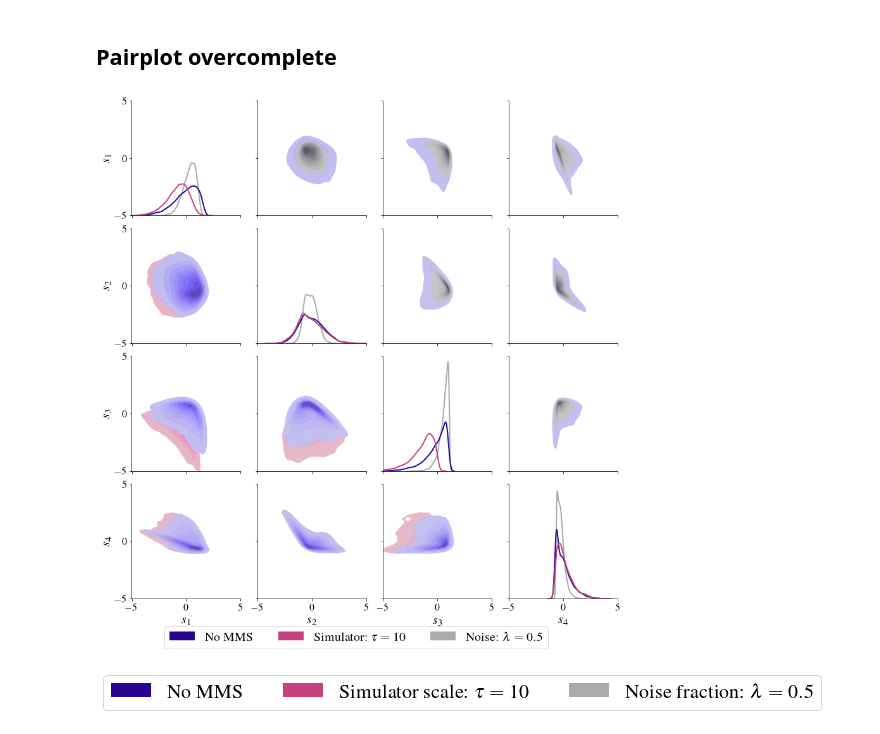
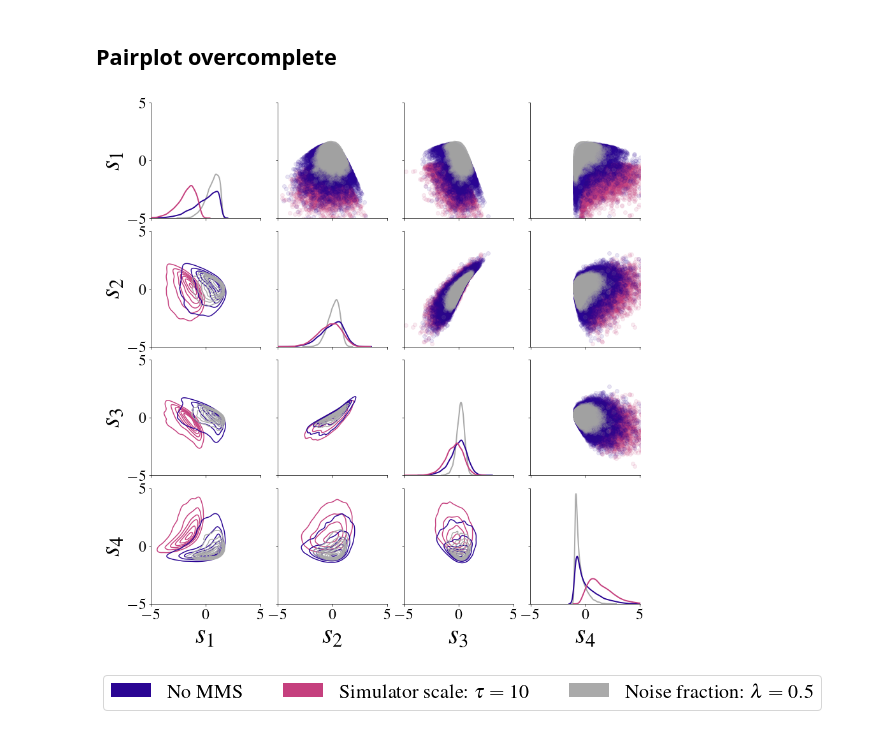
Before and after one commit to marvinschmitt/ModelMisspecificationBF, a Jupyter notebook: abf_mvn_means.ipynb, the cells around one changed output. Drawn from its saved outputs; the diff is of its cells as text; code cells hidden in the pictures.

Commit message:
full manuscript revision; revision of all plots; new experiment (CS)

```diff
--- a/abf_mvn_means.ipynb
+++ b/abf_mvn_means.ipynb
@@ -13,7 +13,7 @@ import seaborn as sns
 import pandas as pd
 import scipy
 import tensorflow as tf
-#import tensorflow_probability as tfp
+import tensorflow_probability as tfp
 import colorednoise as cn
 from scipy import stats
 
@@ -36,8 +36,9 @@ from bayesflow.applications.simulators import GaussianMeanSimulator, Multivariat
 from abf_functions import *
 
 
-RERUN_GRID_EXPERIMENT = False
-RERUN_MMD_ERROR_EXPERIMENT = False
+RERUN_GRID_EXPERIMENT = True
+RERUN_RMSE_GRID_EXPERIMENT = True
+GRID_RESOLUTION = 101
 # %%
 plt.rcParams.update({
     "axes.labelsize" : 20,
@@ -219,4 +220,4 @@ Networks loaded from export_ckpt/mmd/means_2D_overcomplete/ckpt-50
 # %% [markdown]
 ## Converge BayesFlow networks
 # %%
-#losses = trainer_sufficient.train_rounds(epochs=10, rounds=5, sim_per_round=10000, batch_size=128, n_obs=100)
+losses = trainer_sufficient.train_rounds(epochs=10, rounds=5, sim_per_round=10000, batch_size=128, n_obs=100)
@@ -223,2 +239,2 @@ Networks loaded from export_ckpt/mmd/means_2D_overcomplete/ckpt-50
 # %%
-# losses = trainer_overcomplete.train_rounds(epochs=10, rounds=5, sim_per_round=10000, batch_size=128, n_obs=100)
+losses = trainer_overcomplete.train_rounds(epochs=10, rounds=5, sim_per_round=10000, batch_size=128, n_obs=100)
@@ -664,8 +715,8 @@ s_prior_location_MMS = np.array(trainer_sufficient.network.summary_net(x_prior_l
 s_prior_scale_MMS = np.array(trainer_sufficient.network.summary_net(x_prior_scale_MMS))
 s_prior_location_scale_MMS = np.array(trainer_sufficient.network.summary_net(x_prior_location_scale_MMS))
 # %%
-TASK_NAMES = ['Prior location', 'Prior scale', 'Prior location + scale', 'No MMS']
-S_ALL = [s_prior_location_MMS, s_prior_scale_MMS, s_prior_location_scale_MMS, s_no_MMS]
+TASK_NAMES = ['Prior scale', 'Prior location + scale', 'Prior location', 'No MMS']
+S_ALL = [s_prior_scale_MMS, s_prior_location_scale_MMS, s_prior_location_MMS, s_no_MMS]
 DF = (pd.DataFrame(s, columns=[r'$s_{%i}$'%i for i in range(1, S_sufficient+1)]) for s in S_ALL)
 
 df = pd.concat(DF,
@@ -767,50 +823,40 @@ df = pd.concat(DF,
 # %%
 def plot_subset(x, y, hue, mask, **kws):
     sns.kdeplot(x=x[mask], y=y[mask], hue=hue[mask], fill=True, levels=10, antialiased=True, **kws)
 
 g = sns.PairGrid(df, hue="MMS", height=3, palette=[color_codes[task_name] for task_name in TASK_NAMES])
 
 g.map_diag(sns.kdeplot, linewidth=2)
 
-g.map_lower(plot_subset, mask=
-            (
-                (df["MMS"] == 'Simulator') |
-                (df["MMS"] == 'No MMS')
-           )
-           )
-
-
-g.map_upper(plot_subset, mask=
-            (
-                (df["MMS"] == 'No MMS') |
-                (df["MMS"] == 'Noise')
-
-           )
-           )
+g.map_lower(sns.kdeplot)
+g.map_upper(plt.scatter, alpha=0.1)
 
 handles = [mpatches.Patch(facecolor=color_codes["No MMS"], label=r"No MMS"),
            mpatches.Patch(facecolor=color_codes["Simulator"], label=r"Simulator: $\tau=10$"),
            mpatches.Patch(facecolor=color_codes["Noise"], label=r"Noise: $\lambda=0.5$")
            ]
 
-plt.legend(handles=handles, loc="upper center", ncol=4, bbox_to_anchor=(-1.4, -1.3), title="", fontsize=20)
+#plt.legend(handles=handles, loc="upper center", ncol=4, bbox_to_anchor=(-1.4, -1.3), title="", fontsize=20)
 
 absmax = 5.01 #np.ceil(np.abs(df.iloc[:, 1:].values).max())
 ticks = np.arange(-100, 100, 5)
 ticks = ticks[(ticks>-absmax) & (ticks<absmax)]
 
 
 for ax in g.axes.flatten():
     ax.set_xlim(-absmax, absmax)
     ax.set_ylim(-absmax, absmax)
 
     ax.set_xticks(ticks)
     ax.set_yticks(ticks)
+    ax.tick_params(axis='both', which='major', labelsize=24)
+    ax.xaxis.label.set_fontsize(42)
+    ax.yaxis.label.set_fontsize(42)
 
 
 plt.savefig(f"plots/abf_mvn_means_overcomplete_pairplot.{FILEFORMAT}", bbox_inches="tight", dpi=DPI)   ## bbox tight    # tiff oder pdf, dpi > 300
 # %% [output]
-[figure, old version]
+[figure, new version]
 # %%
 plt.figure(figsize=(0.1,0.1))
 plt.gca().set_axis_off()
```
Also changed, not shown: parts of 47 cells of this notebook, 6 other files.
